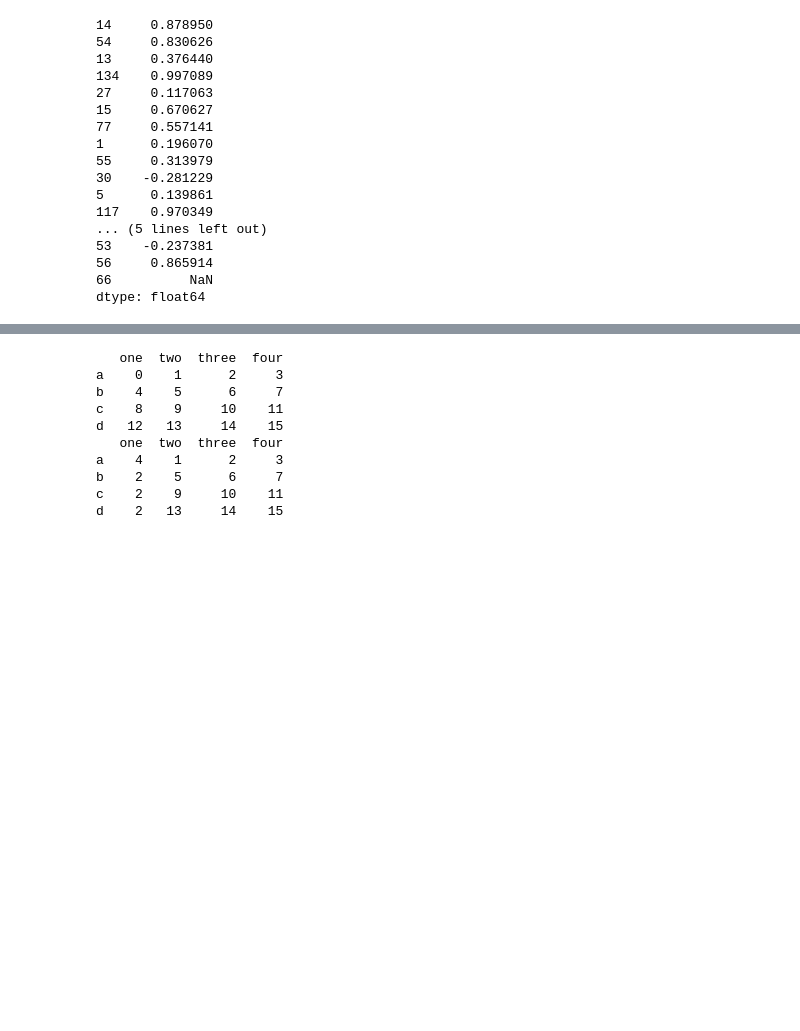
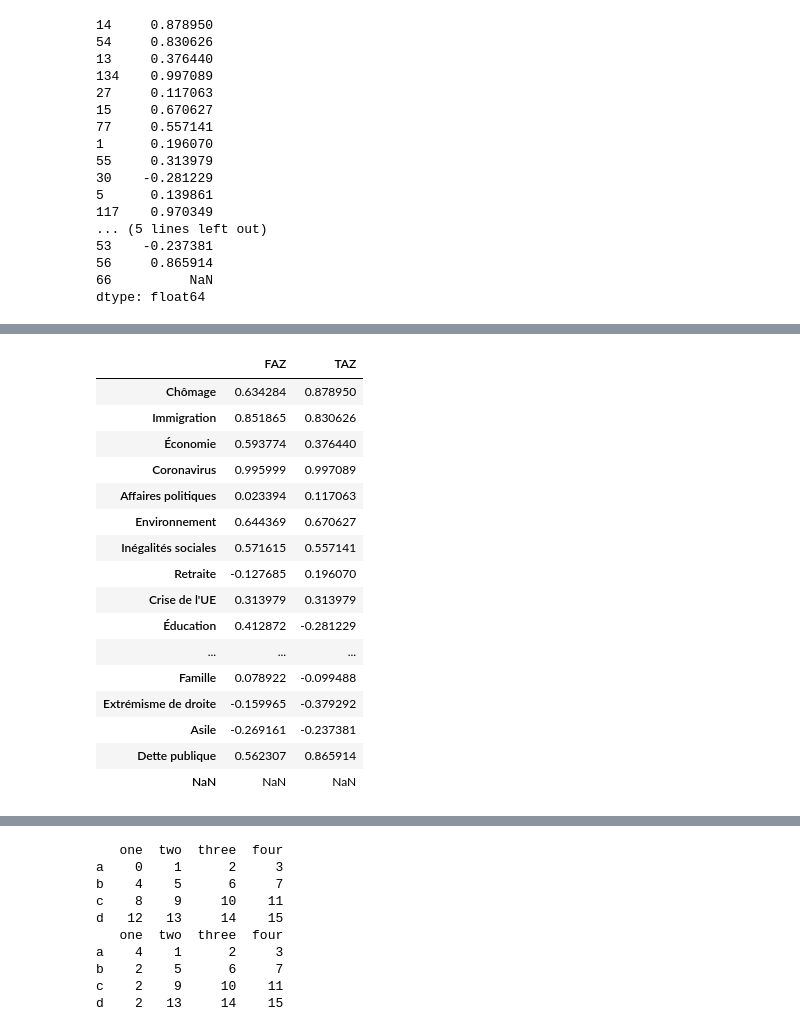
Before and after one commit to atg205/VoteMax, a Jupyter notebook: model_survey.ipynb, the cells around one changed output, grey strips where cells are left out. Drawn from its saved outputs; the diff is of its cells as text; code cells hidden in the pictures; blank space fills up the shorter version.

```diff
--- a/model_survey.ipynb
+++ b/model_survey.ipynb
@@ -382,0 +388,43 @@ dtype: float64
+# %%
+keywords_fr = {
+    1: "Retraite",
+    5: "Inflation",
+    10: "Impôts",
+    13: "Économie",
+    14: "Chômage",
+    15: "Environnement",
+    19: "Famille",
+    20: "Système de santé",
+    23: "Sécurité intérieure",
+    27: "Affaires politiques",
+    30: "Éducation",
+    53: "Asile",
+    54: "Immigration",
+    55: "Crise de l'UE",
+    56: "Dette publique",
+    58: "Extrémisme de droite",
+    77: "Inégalités sociales",
+    117: "Crise financière",
+    134: "Coronavirus",
+}
+# %%
+corr_df.index = corr_df.index.map(keywords_fr)
+corr_df
+# %% [output]
+|  | FAZ | TAZ |
+| Chômage | 0.634284 | 0.878950 |
+| Immigration | 0.851865 | 0.830626 |
+| Économie | 0.593774 | 0.376440 |
+| Coronavirus | 0.995999 | 0.997089 |
+| Affaires politiques | 0.023394 | 0.117063 |
+| Environnement | 0.644369 | 0.670627 |
+| Inégalités sociales | 0.571615 | 0.557141 |
+| Retraite | -0.127685 | 0.196070 |
+| Crise de l'UE | 0.313979 | 0.313979 |
+| Éducation | 0.412872 | -0.281229 |
+| ... | ... | ... |
+| Famille | 0.078922 | -0.099488 |
+| Extrémisme de droite | -0.159965 | -0.379292 |
+| Asile | -0.269161 | -0.237381 |
+| Dette publique | 0.562307 | 0.865914 |
+| NaN | NaN | NaN |
```
Also changed, not shown: parts of 5 cells of this notebook.
